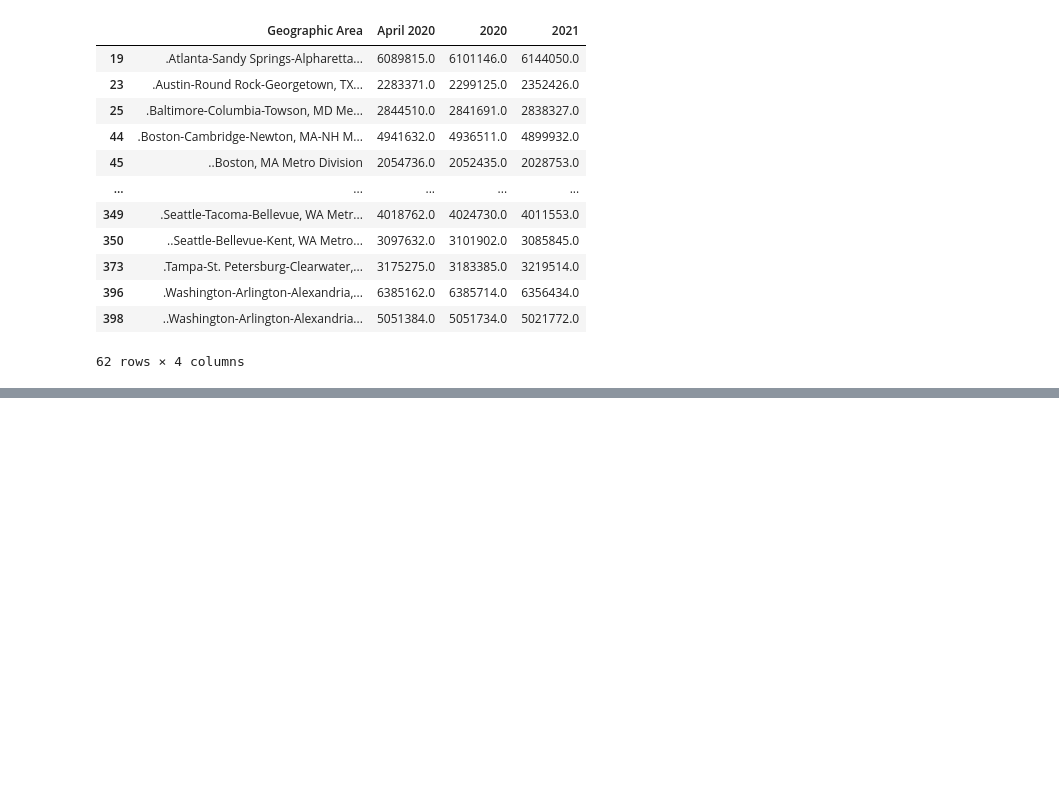
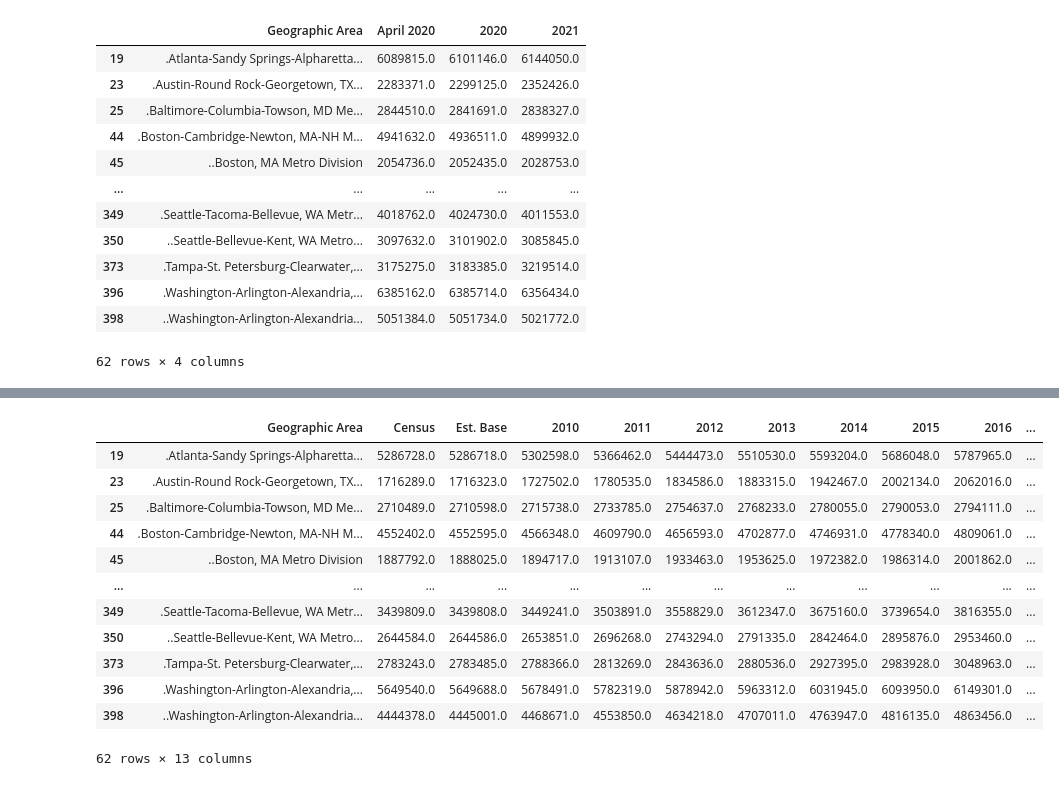
Before and after one commit to RL-Lane/Professional-Sports, a Jupyter notebook: US Census Data.ipynb, the cells around one changed output, grey strips where cells are left out. Saved outputs shown, nothing was run; the diff lists cells and outputs as text; code cells hidden in the pictures; blank space fills up the shorter version.

```diff
--- a/US Census Data.ipynb
+++ b/US Census Data.ipynb
@@ -154,7 +154,6 @@ new_df.to_csv('us_census_data.csv')
 # %%
-# xlsx_file_2 = 'Resources/SUB-IP-EST2019-ANNRES (3).xlsx'
+xlsx_file_2 = 'Resources/cbsa-met-est2019-annres.xlsx'
 
-# census_2016_df = pd.read_excel(xlsx_file_2,
-#                                skiprows = range(1,4))
-# #census_2021_df = pd.read_excel(xlsx_file)
-# census_2016_df.head()
+census_2016_df = pd.read_excel(xlsx_file_2,
+                               skiprows = range(1,4))
+census_2016_df.head()
@@ -185,32 +217,48 @@ us_cities_2016 = ['Atlanta',
                     'Indianapolis',
                     'Jacksonville',
                     'Kansas City',
                     'Las Vegas',
                     'Los Angeles',
                     'Memphis',
                     'Miami',
                     'Minneapolis',
                     'Milwaukee',
                     'Nashville',
                     'New Orleans',
                     'New York',
                     'Oakland',
                     'Oklahoma City',
                     'Orlando',
                     'Philadelphia',
                     'Phoenix',
                     'Pittsburgh',
                     'Portland',
                     'Raleigh',
                     'Sacramento',
                     'Salt Lake',
                     'San Antonio',
                     'San Diego',
                     'San Francisco',
                     'San Jose',
                     'St. Louis',
                     'Seattle',
                     'Tampa',
-                    'Washington',]
-pro_us_cities_2016 = census_2016_df.loc[census_2016_df['NAME'].isin(us_cities_2016)]
+                    'Washington']
+
+searchcity_2016 = '|'.join(us_cities_2016)
+pro_us_cities_2016 = census_2016_df[census_2016_df['Geographic Area'].str.contains(searchcity_2016)]
 pro_us_cities_2016
+# %% [output]
+|  | Geographic Area | Census | Est. Base | 2010 | 2011 | 2012 | 2013 | 2014 | 2015 | 2016 | ... |
+| 19 | .Atlanta-Sandy Springs-Alpharetta... | 5286728.0 | 5286718.0 | 5302598.0 | 5366462.0 | 5444473.0 | 5510530.0 | 5593204.0 | 5686048.0 | 5787965.0 | ... |
+| 23 | .Austin-Round Rock-Georgetown, TX... | 1716289.0 | 1716323.0 | 1727502.0 | 1780535.0 | 1834586.0 | 1883315.0 | 1942467.0 | 2002134.0 | 2062016.0 | ... |
+| 25 | .Baltimore-Columbia-Towson, MD Me... | 2710489.0 | 2710598.0 | 2715738.0 | 2733785.0 | 2754637.0 | 2768233.0 | 2780055.0 | 2790053.0 | 2794111.0 | ... |
+| 44 | .Boston-Cambridge-Newton, MA-NH M... | 4552402.0 | 4552595.0 | 4566348.0 | 4609790.0 | 4656593.0 | 4702877.0 | 4746931.0 | 4778340.0 | 4809061.0 | ... |
+| 45 | ..Boston, MA Metro Division | 1887792.0 | 1888025.0 | 1894717.0 | 1913107.0 | 1933463.0 | 1953625.0 | 1972382.0 | 1986314.0 | 2001862.0 | ... |
+| ... | ... | ... | ... | ... | ... | ... | ... | ... | ... | ... | ... |
+| 349 | .Seattle-Tacoma-Bellevue, WA Metr... | 3439809.0 | 3439808.0 | 3449241.0 | 3503891.0 | 3558829.0 | 3612347.0 | 3675160.0 | 3739654.0 | 3816355.0 | ... |
+| 350 | ..Seattle-Bellevue-Kent, WA Metro... | 2644584.0 | 2644586.0 | 2653851.0 | 2696268.0 | 2743294.0 | 2791335.0 | 2842464.0 | 2895876.0 | 2953460.0 | ... |
+| 373 | .Tampa-St. Petersburg-Clearwater,... | 2783243.0 | 2783485.0 | 2788366.0 | 2813269.0 | 2843636.0 | 2880536.0 | 2927395.0 | 2983928.0 | 3048963.0 | ... |
+| 396 | .Washington-Arlington-Alexandria,... | 5649540.0 | 5649688.0 | 5678491.0 | 5782319.0 | 5878942.0 | 5963312.0 | 6031945.0 | 6093950.0 | 6149301.0 | ... |
+| 398 | ..Washington-Arlington-Alexandria... | 4444378.0 | 4445001.0 | 4468671.0 | 4553850.0 | 4634218.0 | 4707011.0 | 4763947.0 | 4816135.0 | 4863456.0 | ... |
+62 rows × 13 columns
```
Also changed, not shown: parts of 8 cells of this notebook, 9 other files.
